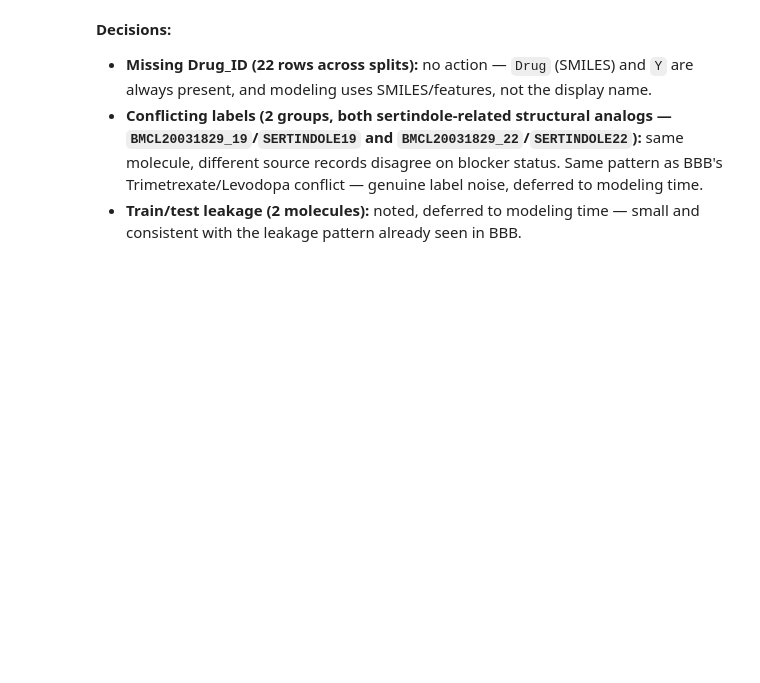
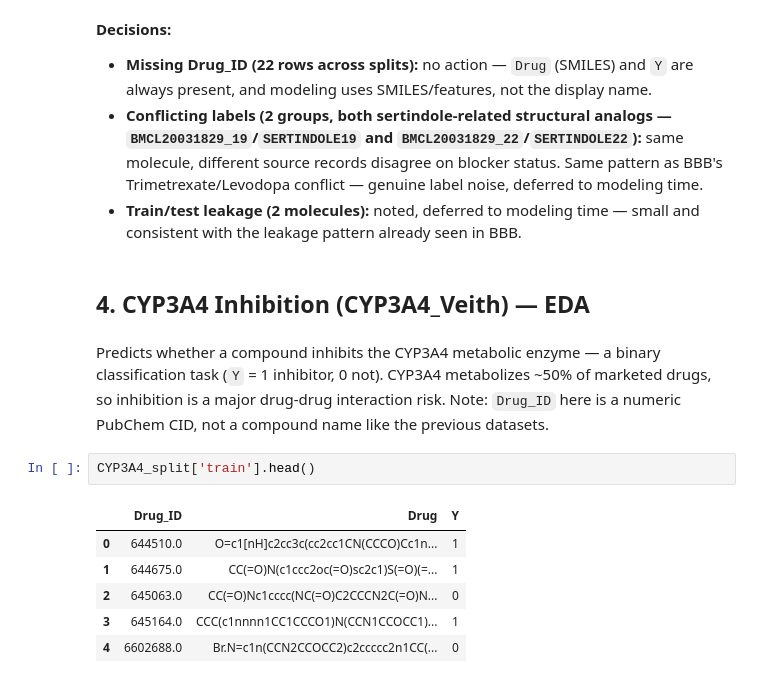
Before and after one commit to tuhinc5203/admet-property-prediction, a Jupyter notebook: Data_EDA.ipynb, the cells around one changed output. Saved outputs shown, nothing was run; the diff lists cells and outputs as text; blank space fills up the shorter version.

```diff
--- a/Data_EDA.ipynb
+++ b/Data_EDA.ipynb
@@ -364,3 +364,16 @@ BMCL20031829_22 CCc1cn(-c2ccc(F)cc2)c2ccc(Cl)cc12 1.0
 - **Missing Drug_ID (22 rows across splits):** no action — `Drug` (SMILES) and `Y` are always present, and modeling uses SMILES/features, not the display name.
 - **Conflicting labels (2 groups, both sertindole-related structural analogs — `BMCL20031829_19`/`SERTINDOLE19` and `BMCL20031829_22`/`SERTINDOLE22`):** same molecule, different source records disagree on blocker status. Same pattern as BBB's Trimetrexate/Levodopa conflict — genuine label noise, deferred to modeling time.
 - **Train/test leakage (2 molecules):** noted, deferred to modeling time — small and consistent with the leakage pattern already seen in BBB.
+# %% [markdown]
+## 4. CYP3A4 Inhibition (CYP3A4_Veith) — EDA
+# %% [markdown]
+Predicts whether a compound inhibits the CYP3A4 metabolic enzyme — a binary classification task (`Y` = 1 inhibitor, 0 not). CYP3A4 metabolizes ~50% of marketed drugs, so inhibition is a major drug-drug interaction risk. Note: `Drug_ID` here is a numeric PubChem CID, not a compound name like the previous datasets.
+# %%
+CYP3A4_split['train'].head()
+# %% [output]
+|  | Drug_ID | Drug | Y |
+| 0 | 644510.0 | O=c1[nH]c2cc3c(cc2cc1CN(CCCO)Cc1n... | 1 |
+| 1 | 644675.0 | CC(=O)N(c1ccc2oc(=O)sc2c1)S(=O)(=... | 1 |
+| 2 | 645063.0 | CC(=O)Nc1cccc(NC(=O)C2CCCN2C(=O)N... | 0 |
+| 3 | 645164.0 | CCC(c1nnnn1CC1CCCO1)N(CCN1CCOCC1)... | 1 |
+| 4 | 6602688.0 | Br.N=c1n(CCN2CCOCC2)c2ccccc2n1CC(... | 0 |
```
Also changed, not shown: parts of 4 cells of this notebook, 1 other file.
